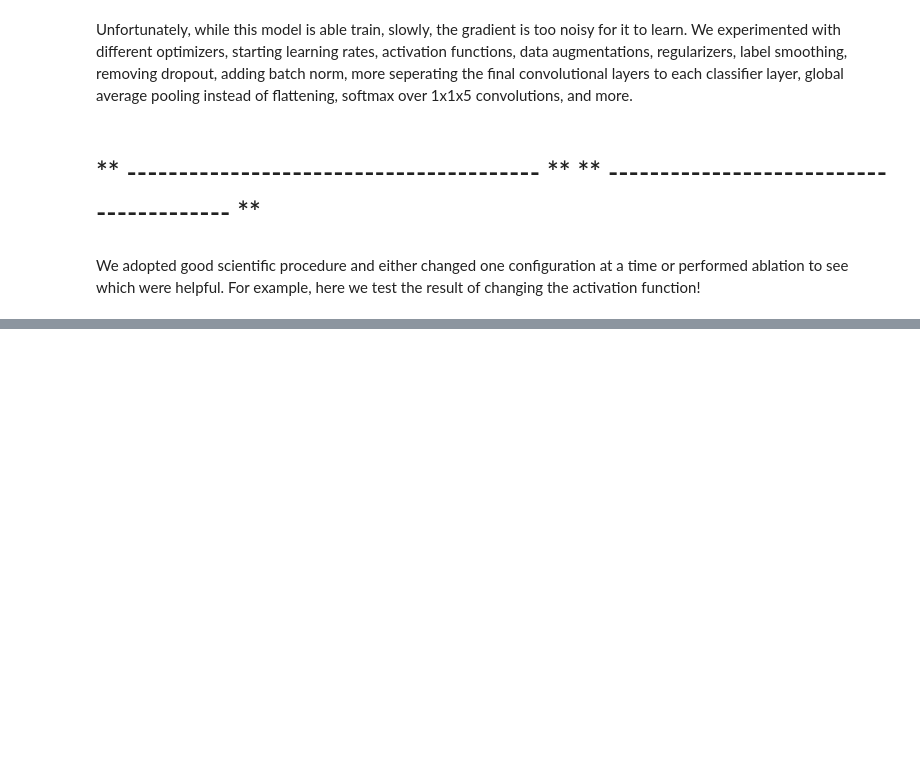
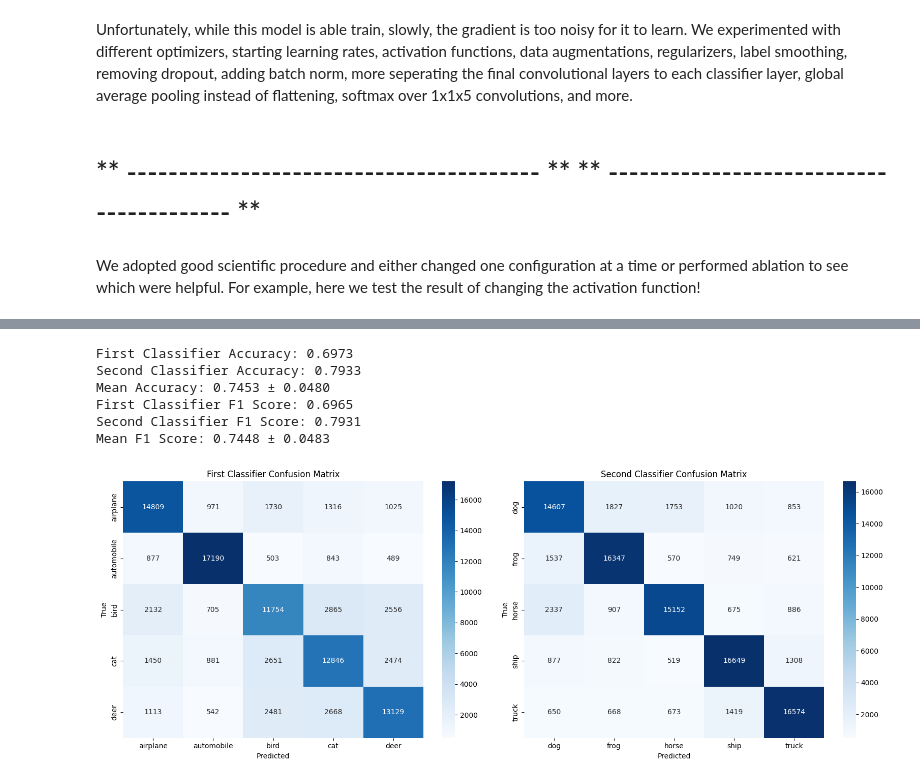
Before and after one commit to ncridlig/image-seperation, a Jupyter notebook: cifar_back.ipynb, the cells around one changed output, grey strips where cells are left out. Drawn from its saved outputs; the diff is of its cells as text; code cells hidden in the pictures; blank space fills up the shorter version.

```diff
--- a/cifar_back.ipynb
+++ b/cifar_back.ipynb
@@ -743,7 +748,7 @@ def ACCNL():
     return model
 # %%
 K.clear_session()
-model = ACCNRR()
+model = ACCNL()
 model.compile(optimizer='rmsprop',
               loss={'output1': keras.losses.CategoricalCrossentropy(label_smoothing=0.1), 'output2': keras.losses.CategoricalCrossentropy(label_smoothing=0.1)},
               metrics={'output1': 'accuracy', 'output2': 'accuracy'})
@@ -753,10 +780,17 @@ model.summary()
 # %%
+early_stopping = keras.callbacks.EarlyStopping(monitor='val_loss',
+                               patience=20,
+                               mode='min',
+                               restore_best_weights=True,
+                               verbose=1)
+reduce_lr = keras.callbacks.ReduceLROnPlateau(monitor='val_loss', factor=0.2,
+                              patience=5, min_lr=1e-9, verbose=1)
 history = model.fit(
     traingen,            # Training data generator
     epochs=100,          # Number of epochs to train
     steps_per_epoch=len(cifar10_x_train)//batchsize,
     validation_data=valgen,  # Validation data generator
     validation_steps=len(cifar10_x_val)//batchsize,  # Steps per validation epoch (if using a generator)
-    callbacks=[early_stopping],  # Early stopping callback
+    callbacks=[early_stopping,reduce_lr],  # Early stopping callback
     verbose=2
 )
@@ -762,0 +815,10 @@ history = model.fit(
+# %%
+evaluate_model(model, testgen)
+# %% [output]
+First Classifier Accuracy: 0.6973
+Second Classifier Accuracy: 0.7933
+Mean Accuracy: 0.7453 ± 0.0480
+First Classifier F1 Score: 0.6965
+Second Classifier F1 Score: 0.7931
+Mean F1 Score: 0.7448 ± 0.0483
+[figure, added]
```
Also changed, not shown: parts of 5 cells of this notebook.
